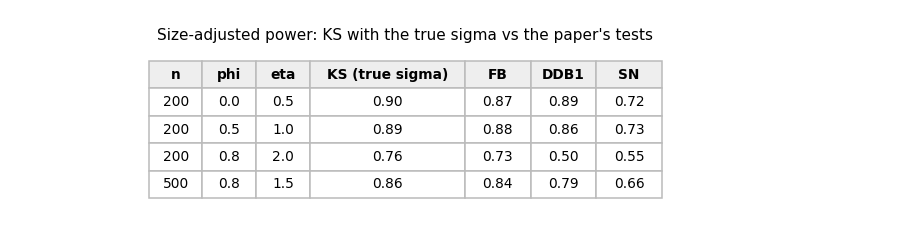
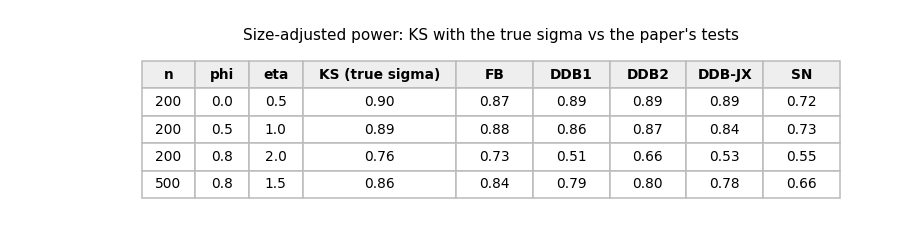
Before and after one commit to shu-shobhit/change-point-dependent-ts, a Jupyter notebook: notebooks/null_vs_phi.ipynb, the cells around one changed output. Drawn from its saved outputs; the diff is of its cells as text; code cells hidden in the pictures.

```diff
--- a/notebooks/null_vs_phi.ipynb
+++ b/notebooks/null_vs_phi.ipynb
@@ -142,20 +47,20 @@ rejection_rates(0.0, 200, 2000, rng)
 # %%
 phis = [-0.5, -0.2, 0.0, 0.2, 0.4, 0.5, 0.6, 0.7, 0.8, 0.9]
 ns = [200, 500]
-methods = ['FB', 'DDB1', 'SN', 'KS (true sigma)']
+tests = list(methods.METHODS)
 n_rep = 5000
 
 size = {}
 for n in ns:
     size[n] = [rejection_rates(phi, n, n_rep, rng) for phi in phis]
 
-width = {m: max(8, len(m) + 2) for m in methods}
+width = {m: max(8, len(m) + 2) for m in tests}
 for n in ns:
     print(f'n = {n}, rejection rate in %')
-    print('  phi' + ''.join(f'{m:>{width[m]}}' for m in methods))
+    print('  phi' + ''.join(f'{m:>{width[m]}}' for m in tests))
     for phi, r in zip(phis, size[n]):
         print(f'{phi:5.1f}'
-              + ''.join(f'{100 * r[m]:{width[m]}.1f}' for m in methods))
+              + ''.join(f'{100 * r[m]:{width[m]}.1f}' for m in tests))
     print()
 # %% [output]
 n = 200, rejection rate in %
@@ -178,7 +83,7 @@ n = 200, rejection rate in %
 # %%
 for n in ns:
     fig, ax = plt.subplots(figsize=(7, 4))
-    for m in methods:
+    for m in tests:
         ax.plot(phis, [r[m] for r in size[n]], label=m, **STYLE[m])
     ax.axhline(0.05, color='gray', ls=':', lw=1)
     ax.set_title(f'Size under H0, n = {n}')
@@ -195,8 +100,10 @@ for n in ns:
 # Table 2 of the paper, sizes in % for phi = 0, 0.5, 0.8.
 paper = {
     200: {'FB': [3.5, 6.9, 20.2], 'DDB1': [2.5, 4.9, 2.4],
+          'DDB2': [4.1, 12.8, 22.8], 'DDB-JX': [4.2, 6.0, 5.8],
           'SN': [4.9, 6.1, 8.6]},
     500: {'FB': [3.6, 6.2, 18.4], 'DDB1': [2.7, 4.7, 4.5],
+          'DDB2': [3.4, 8.8, 14.1], 'DDB-JX': [4.1, 5.1, 6.0],
           'SN': [5.2, 5.3, 6.5]},
 }
 
@@ -227,15 +134,15 @@ adj_crit = {}
 for n in ns:
     jump = (np.arange(1, n + 1) > n / 2).astype(float)
     for phi in power_phis:
-        null = test_stats(simulate_ar1(phi, n, n_rep, rng), phi)
-        crit = {m: np.quantile(null[m], 0.95) for m in methods}
+        null = test_stats(processes.simulate_ar1(phi, n, n_rep, rng), phi)
+        crit = {m: np.quantile(null[m], 0.95) for m in tests}
         adj_crit[n, phi] = crit
-        u = simulate_ar1(phi, n, n_rep_power, rng)
-        raw = {m: [] for m in methods}
-        adj = {m: [] for m in methods}
+        u = processes.simulate_ar1(phi, n, n_rep_power, rng)
+        raw = {m: [] for m in tests}
+        adj = {m: [] for m in tests}
         for eta in etas:
             stats = test_stats(eta * jump + u, phi)
-            for m in methods:
+            for m in tests:
                 raw[m].append(np.mean(stats[m] > CRIT[m]))
                 adj[m].append(np.mean(stats[m] > crit[m]))
         raw_power[n, phi] = raw
@@ -243,7 +150,7 @@ for n in ns:
 
 print('size-adjusted critical values (asymptotic: KS 1.358, SN 40.1)')
 for (n, phi), crit in adj_crit.items():
-    vals = '   '.join(f'{m} {crit[m]:6.2f}' for m in methods)
+    vals = '   '.join(f'{m} {crit[m]:6.2f}' for m in tests)
     print(f'n = {n}, phi = {phi}:   {vals}')
 # %% [output]
 size-adjusted critical values (asymptotic: KS 1.358, SN 40.1)
@@ -338,30 +250,30 @@ plot_power(power, 'Size-adjusted')
 # %%
 # Size-adjusted power at a few points in the middle of the curves.
 points = [(200, 0.0, 0.5), (200, 0.5, 1.0), (200, 0.8, 2.0), (500, 0.8, 1.5)]
-cols = ['KS (true sigma)', 'FB', 'DDB1', 'SN']
+cols = ['KS (true sigma)', 'FB', 'DDB1', 'DDB2', 'DDB-JX', 'SN']
 rows = []
 for n, phi, eta in points:
     i = np.argmin(np.abs(etas - eta))
     rows.append([str(n), str(phi), str(eta)]
                 + [f'{power[n, phi][m][i]:.2f}' for m in cols])
 
-fig, ax = plt.subplots(figsize=(7, 1.9))
+fig, ax = plt.subplots(figsize=(9, 1.9))
 ax.axis('off')
 table = ax.table(cellText=rows, colLabels=['n', 'phi', 'eta'] + cols,
                  loc='center', cellLoc='center')
 table.auto_set_font_size(False)
 table.set_fontsize(9)
-widths = [0.09, 0.09, 0.09, 0.26, 0.11, 0.11, 0.11]
+widths = [0.07, 0.07, 0.07, 0.2, 0.1, 0.1, 0.1, 0.1, 0.1]
 for (r, c), cell in table.get_celld().items():
     cell.set_width(widths[c])
     cell.set_height(0.17)
     cell.set_edgecolor('#bbbbbb')
     if r == 0:
         cell.set_text_props(weight='bold')
         cell.set_facecolor('#eeeeee')
 ax.set_title("Size-adjusted power: KS with the true sigma vs the paper's "
              'tests')
 fig.savefig(PLOTS / 'table_size_adjusted_power.png')
 plt.show()
 # %% [output]
-[figure, old version]
+[figure, new version]
```
Also changed, not shown: parts of 12 cells of this notebook, 25 other files.
